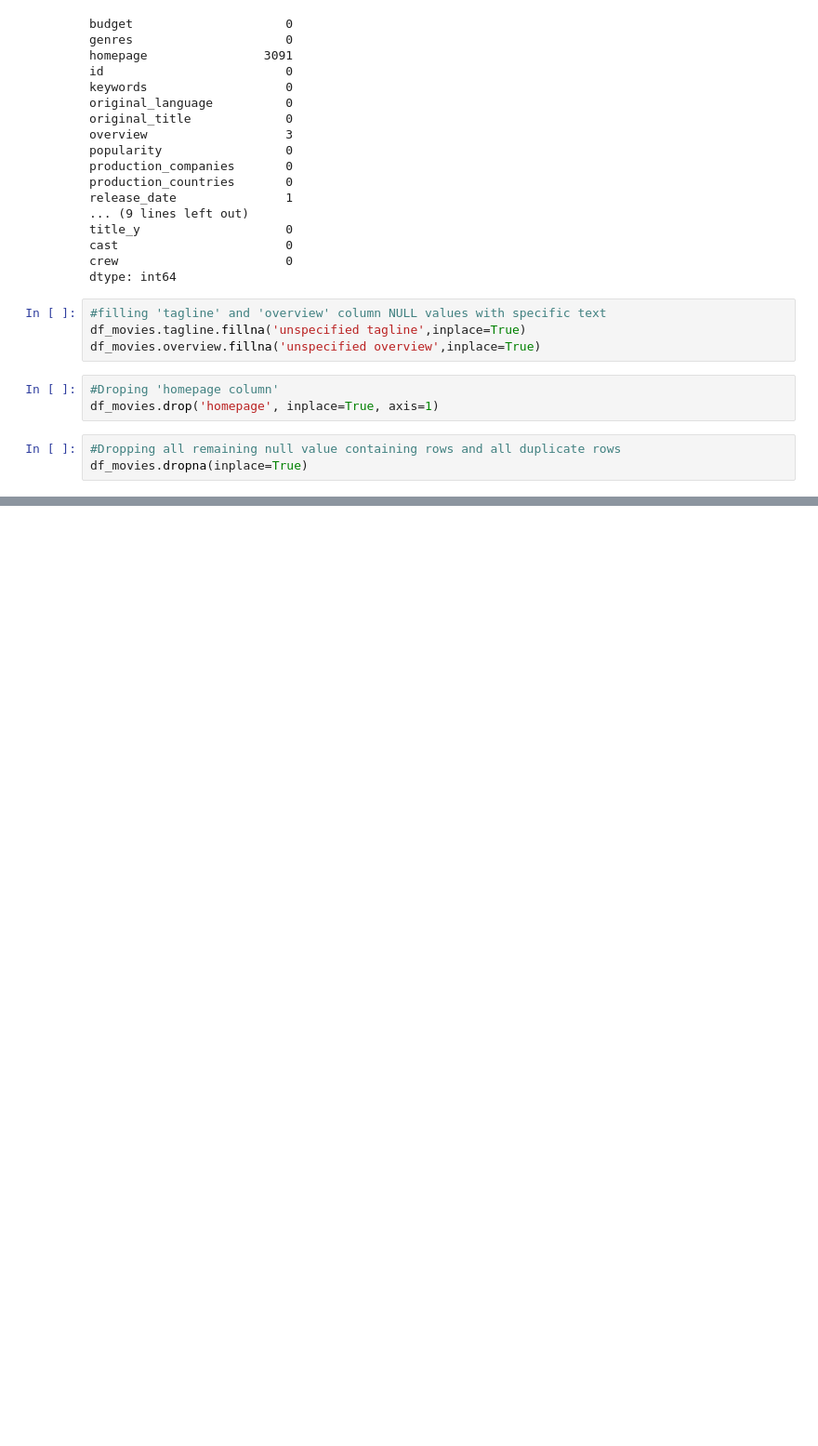
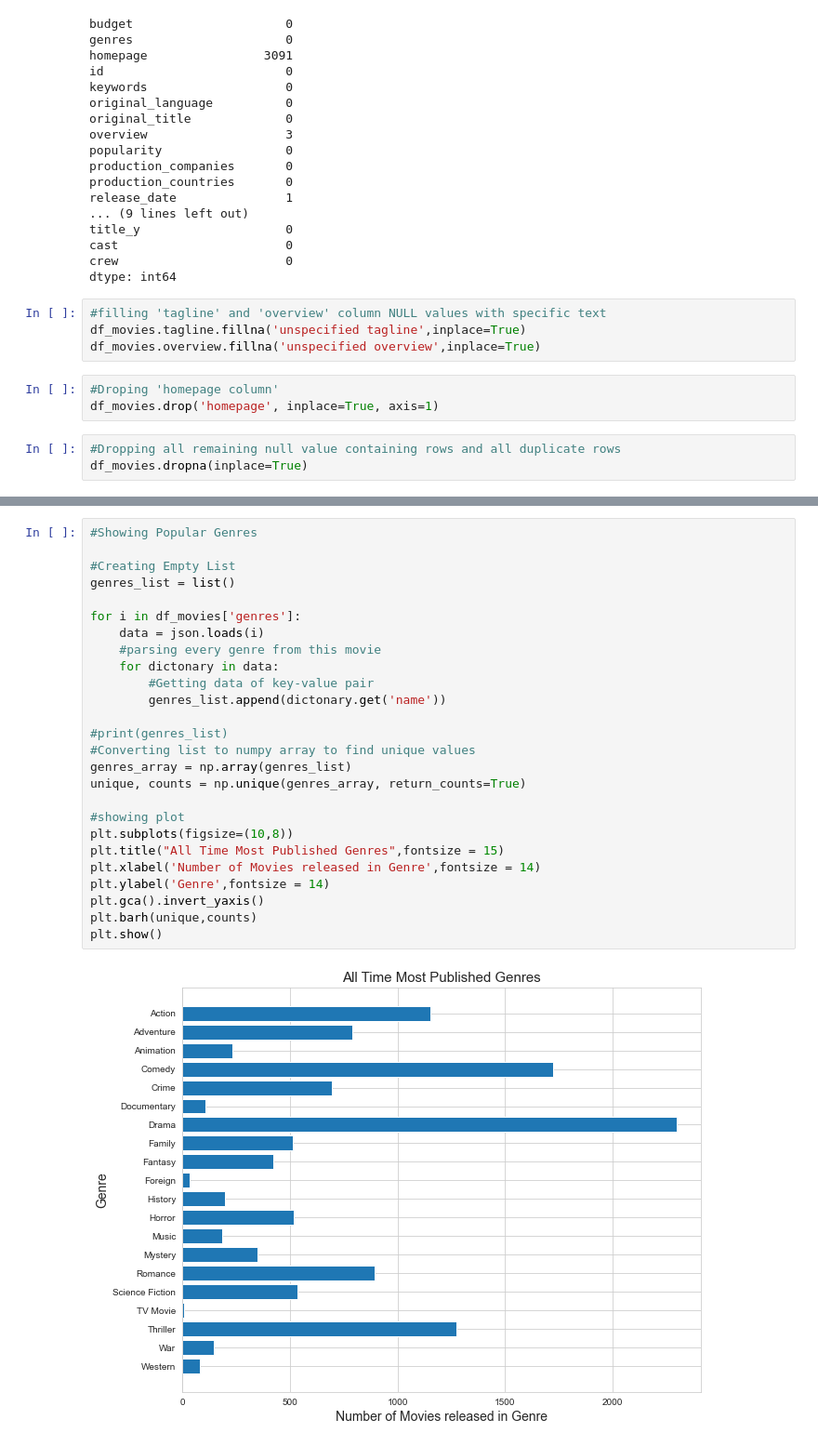
Before and after one commit to sweeneym91/UCDPA_MichaelSweeney, a Jupyter notebook: UCDPA_Michael_Sweeney.ipynb, the cells around one changed output, grey strips where cells are left out. Shown at 93% size. Drawn from its saved outputs; the diff is of its cells as text; blank space fills up the shorter version.

```diff
--- a/UCDPA_Michael_Sweeney.ipynb
+++ b/UCDPA_Michael_Sweeney.ipynb
@@ -101,0 +234,28 @@ zero_revenue.head(3)
+# %%
+#Showing Popular Genres
+
+#Creating Empty List
+genres_list = list()
+
+for i in df_movies['genres']:
+    data = json.loads(i)
+    #parsing every genre from this movie
+    for dictonary in data:
+        #Getting data of key-value pair
+        genres_list.append(dictonary.get('name'))
+
+#print(genres_list)
+#Converting list to numpy array to find unique values
+genres_array = np.array(genres_list)
+unique, counts = np.unique(genres_array, return_counts=True)
+
+#showing plot
+plt.subplots(figsize=(10,8))
+plt.title("All Time Most Published Genres",fontsize = 15)
+plt.xlabel('Number of Movies released in Genre',fontsize = 14)
+plt.ylabel('Genre',fontsize = 14)
+plt.gca().invert_yaxis()
+plt.barh(unique,counts)
+plt.show()
+# %% [output]
+[figure, added]
```
Also changed, not shown: parts of 18 cells of this notebook, 2 other files.
